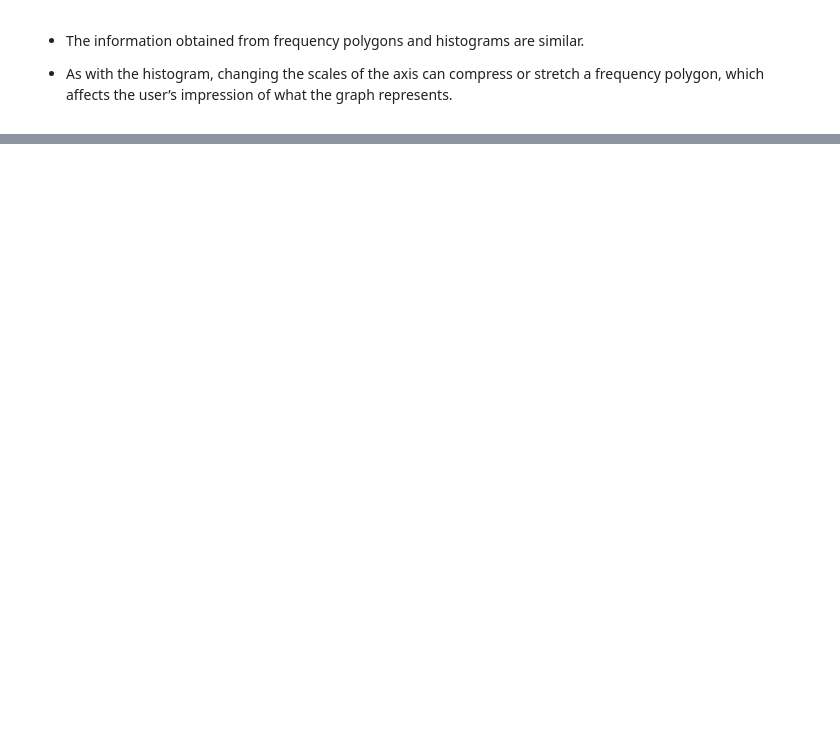
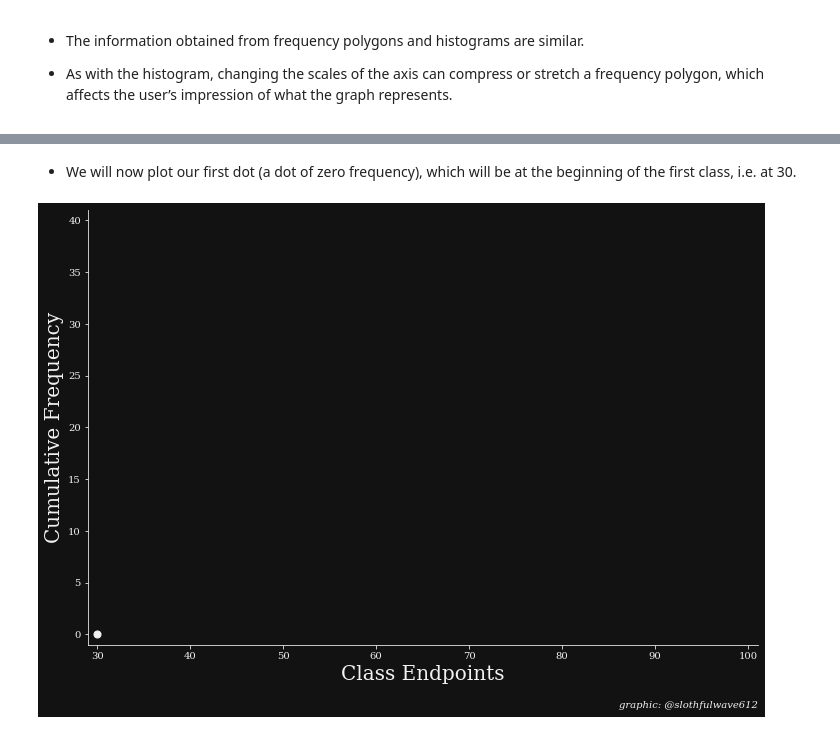
Before and after one commit to Slothfulwave612/Better-Stats-Than-Never, a Jupyter notebook: _notebooks/2021-01-13-Frequency-Polygons-And-Ogives.ipynb, the cells around one changed output, grey strips where cells are left out. Drawn from its saved outputs; the diff is of its cells as text; code cells hidden in the pictures; blank space fills up the shorter version.

```diff
--- a/_notebooks/2021-01-13-Frequency-Polygons-And-Ogives.ipynb
+++ b/_notebooks/2021-01-13-Frequency-Polygons-And-Ogives.ipynb
@@ -207,0 +266,10 @@ stretch a frequency polygon, which affects the user’s impression of what the g
+# %% [markdown]
+* We will now plot our first dot (a dot of zero frequency), which will be at the beginning of the first class, i.e. at 30.
+# %%
+#collapse-hide
+ax.scatter(
+    30, 0, s=50, color="#F2F2F2", zorder=2
+)
+fig
+# %% [output]
+[figure, added]
```
Also changed, not shown: parts of 16 cells of this notebook, 1 other file.
